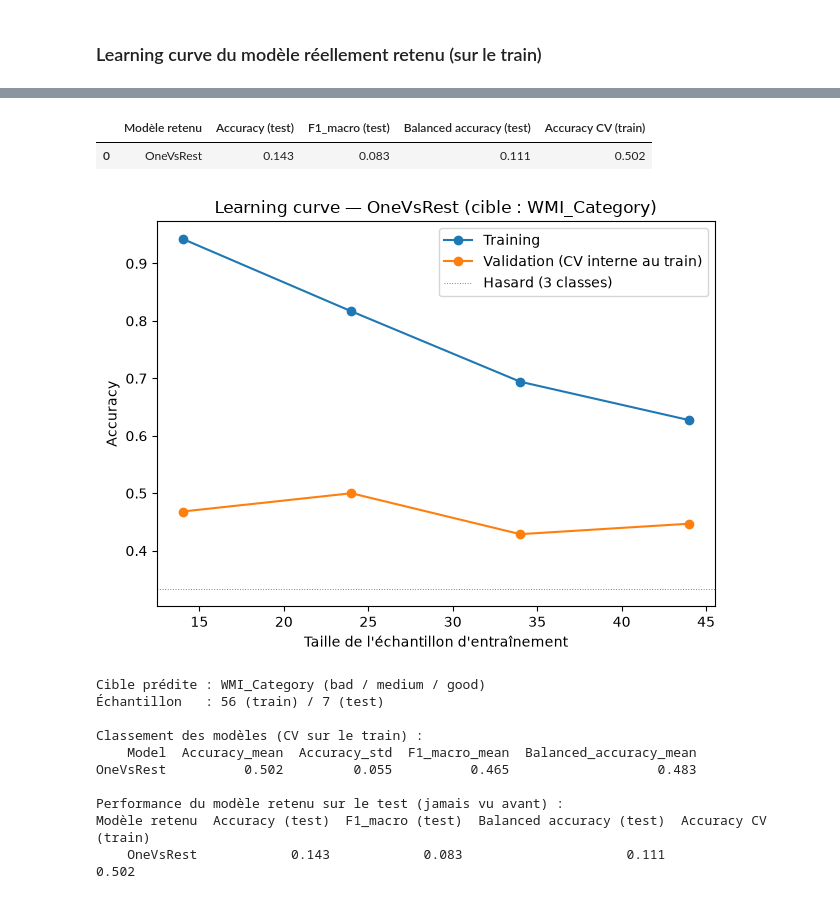
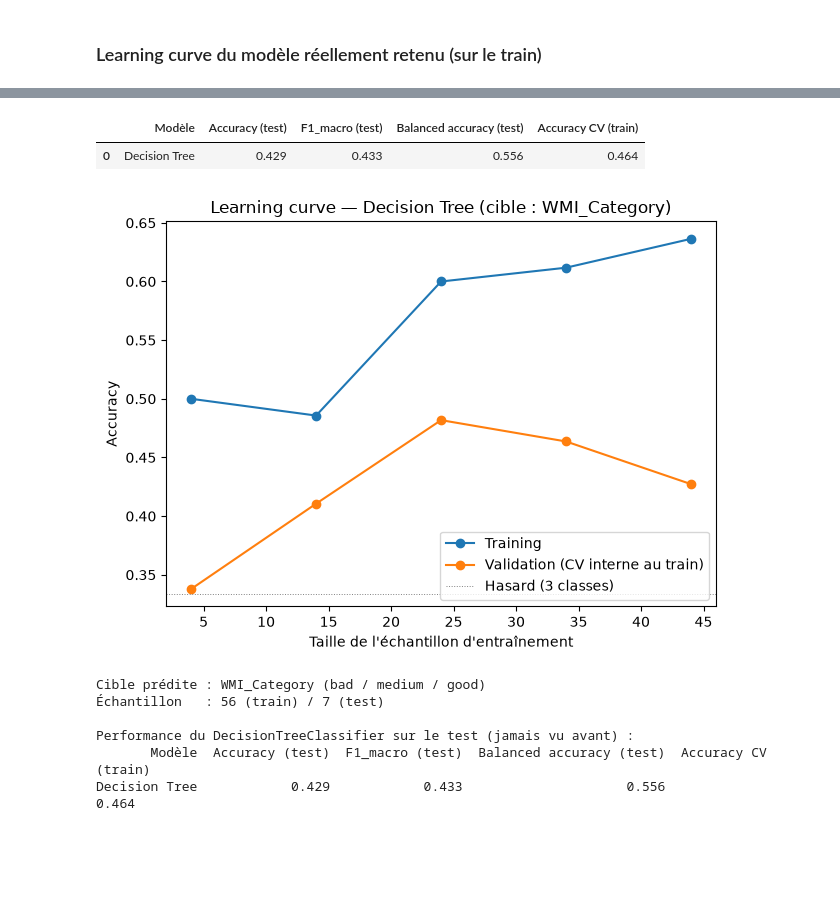
Before and after one commit to Melanie-BarbosaGrange/ProjetNR, a Jupyter notebook: pred_WMI_clean3.ipynb, the cells around one changed output, grey strips where cells are left out. Cells and saved outputs as stored; diff of their text form; code cells hidden in the pictures; blank space fills up the shorter version.

```diff
--- a/pred_WMI_clean3.ipynb
+++ b/pred_WMI_clean3.ipynb
@@ -234,0 +223,6 @@ print(explained_variance_ratio.iloc[:4].sum())
+# %%
+cumulative_variance = np.cumsum(explained_variance_ratio)
+n_components = int(np.argmax(cumulative_variance >= 0.90) + 1)
+
+print(f"Variance expliquée cumulée par composante : {np.round(cumulative_variance, 3)}")
+print(f"Nombre de composantes retenues pour atteindre 90% de variance : {n_components}")
@@ -455,7 +405,6 @@ best_model_name = results_df.iloc[0]["Model"]
 final_pipeline = models[best_model_name]
 
 # Données de test
-X_test = X_test
 y_test_cat = y_test_df["WMI_Category"]
 
 # Entraînement sur tout le train
@@ -630,10 +727,7 @@ OneVsRest : meilleurs paramètres = {'model__estimator__C': 1, 'model__estimator
 # %%
-from sklearn.metrics import accuracy_score, f1_score, balanced_accuracy_score
-
-final_pipeline = models['OneVsRest']
+final_pipeline = models["Decision Tree"]
 
 # Données de test
-X_test = X_test
 y_test_cat = y_test_df["WMI_Category"]
 
 # Entraînement sur tout le train
@@ -647,55 +741,48 @@ test_accuracy = accuracy_score(y_test_cat, y_pred_test)
 test_f1_macro = f1_score(y_test_cat, y_pred_test, average="macro")
 test_balanced_accuracy = balanced_accuracy_score(y_test_cat, y_pred_test)
 
-summary_test = pd.DataFrame([{
-    "Modèle retenu": 'OneVsRest',
+summary_test_dt = pd.DataFrame([{
+    "Modèle": "Decision Tree",
     "Accuracy (test)": round(test_accuracy, 3),
     "F1_macro (test)": round(test_f1_macro, 3),
     "Balanced accuracy (test)": round(test_balanced_accuracy, 3),
-    "Accuracy CV (train)": round(results_df.iloc[0]["Accuracy_mean"], 3),
+    "Accuracy CV (train)": round(dt_cv_summary["Accuracy_mean"], 3),
 }])
 
-summary_test
+summary_test_dt
 # %% [output]
-|  | Modèle retenu | Accuracy (test) | F1_macro (test) | Balanced accuracy (test) | Accuracy CV (train) |
-| 0 | OneVsRest | 0.143 | 0.083 | 0.111 | 0.502 |
+|  | Modèle | Accuracy (test) | F1_macro (test) | Balanced accuracy (test) | Accuracy CV (train) |
+| 0 | Decision Tree | 0.429 | 0.433 | 0.556 | 0.464 |
 # %%
 train_sizes, train_scores, val_scores = learning_curve(
     final_pipeline,
     X,
     y,
     cv=cv,
     scoring="accuracy",
     train_sizes=np.linspace(0.1, 1.0, 5),
 )
 
 plt.plot(train_sizes, np.mean(train_scores, axis=1), marker="o", label="Training")
 plt.plot(train_sizes, np.mean(val_scores, axis=1), marker="o", label="Validation (CV interne au train)")
 plt.axhline(1/3, color="grey", linewidth=0.7, linestyle=":", label="Hasard (3 classes)")
 plt.xlabel("Taille de l'échantillon d'entraînement")
 plt.ylabel("Accuracy")
-plt.title(f"Learning curve — {'OneVsRest'} (cible : {TARGET_COLUMN}_Category)")
+plt.title(f"Learning curve — Decision Tree (cible : {TARGET_COLUMN}_Category)")
 plt.legend()
 plt.tight_layout()
 plt.show()
 
 print(f"Cible prédite : {TARGET_COLUMN}_Category (bad / medium / good)")
 print(f"Échantillon   : {X.shape[0]} (train) / {X_test.shape[0]} (test)")
 print()
-print("Classement des modèles (CV sur le train) :")
-print(results_df.to_string(index=False))
-print()
-print("Performance du modèle retenu sur le test (jamais vu avant) :")
-print(summary_test.to_string(index=False))
+print("Performance du DecisionTreeClassifier sur le test (jamais vu avant) :")
+print(summary_test_dt.to_string(index=False))
 # %% [output]
-[figure, old version]
+[figure, new version]
 Cible prédite : WMI_Category (bad / medium / good)
 Échantillon   : 56 (train) / 7 (test)
 
-Classement des modèles (CV sur le train) :
-    Model  Accuracy_mean  Accuracy_std  F1_macro_mean  Balanced_accuracy_mean
-OneVsRest          0.502         0.055          0.465                   0.483
-
-Performance du modèle retenu sur le test (jamais vu avant) :
-Modèle retenu  Accuracy (test)  F1_macro (test)  Balanced accuracy (test)  Accuracy CV (train)
-    OneVsRest            0.143            0.083                     0.111                0.502
+Performance du DecisionTreeClassifier sur le test (jamais vu avant) :
+       Modèle  Accuracy (test)  F1_macro (test)  Balanced accuracy (test)  Accuracy CV (train)
+Decision Tree            0.429            0.433                     0.556                0.464
```
Also changed, not shown: parts of 22 cells of this notebook.
